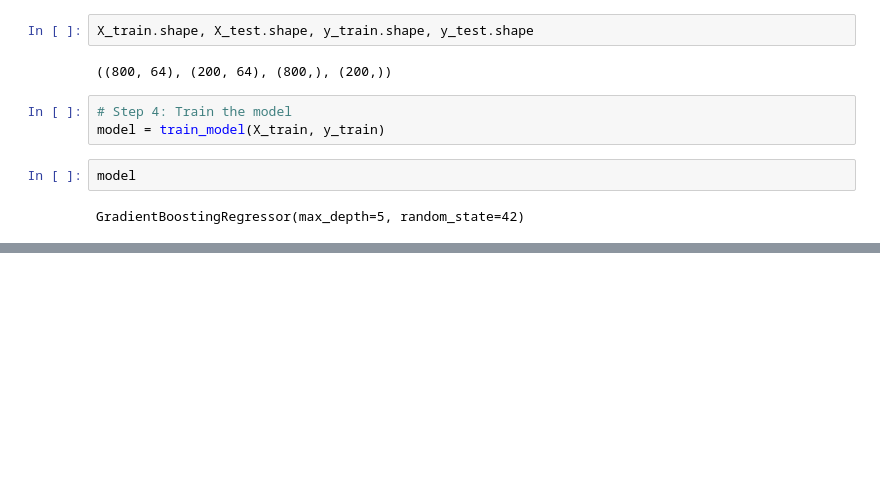
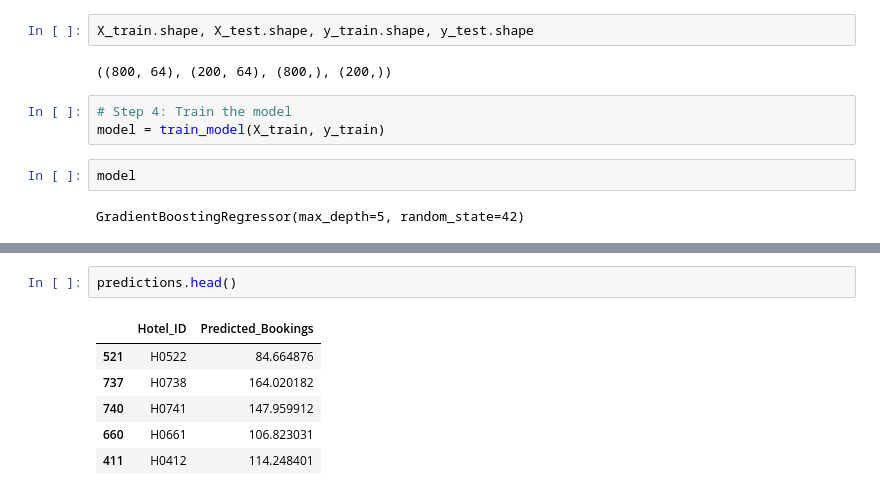
Before and after one commit to Scarta19/Resortpass-Hotel-Ranking, a Jupyter notebook: notebooks/hotel_ranking_model.ipynb.ipynb, the cells around one changed output, grey strips where cells are left out. Drawn from its saved outputs; the diff is of its cells as text; blank space fills up the shorter version.

```diff
--- a/notebooks/hotel_ranking_model.ipynb.ipynb
+++ b/notebooks/hotel_ranking_model.ipynb.ipynb
@@ -90,0 +96,9 @@ Passing `palette` without assigning `hue` is deprecated and will be removed in v
+# %%
+predictions.head()
+# %% [output]
+|  | Hotel_ID | Predicted_Bookings |
+| 521 | H0522 | 84.664876 |
+| 737 | H0738 | 164.020182 |
+| 740 | H0741 | 147.959912 |
+| 660 | H0661 | 106.823031 |
+| 411 | H0412 | 114.248401 |
```
Also changed, not shown: parts of 8 cells of this notebook.
